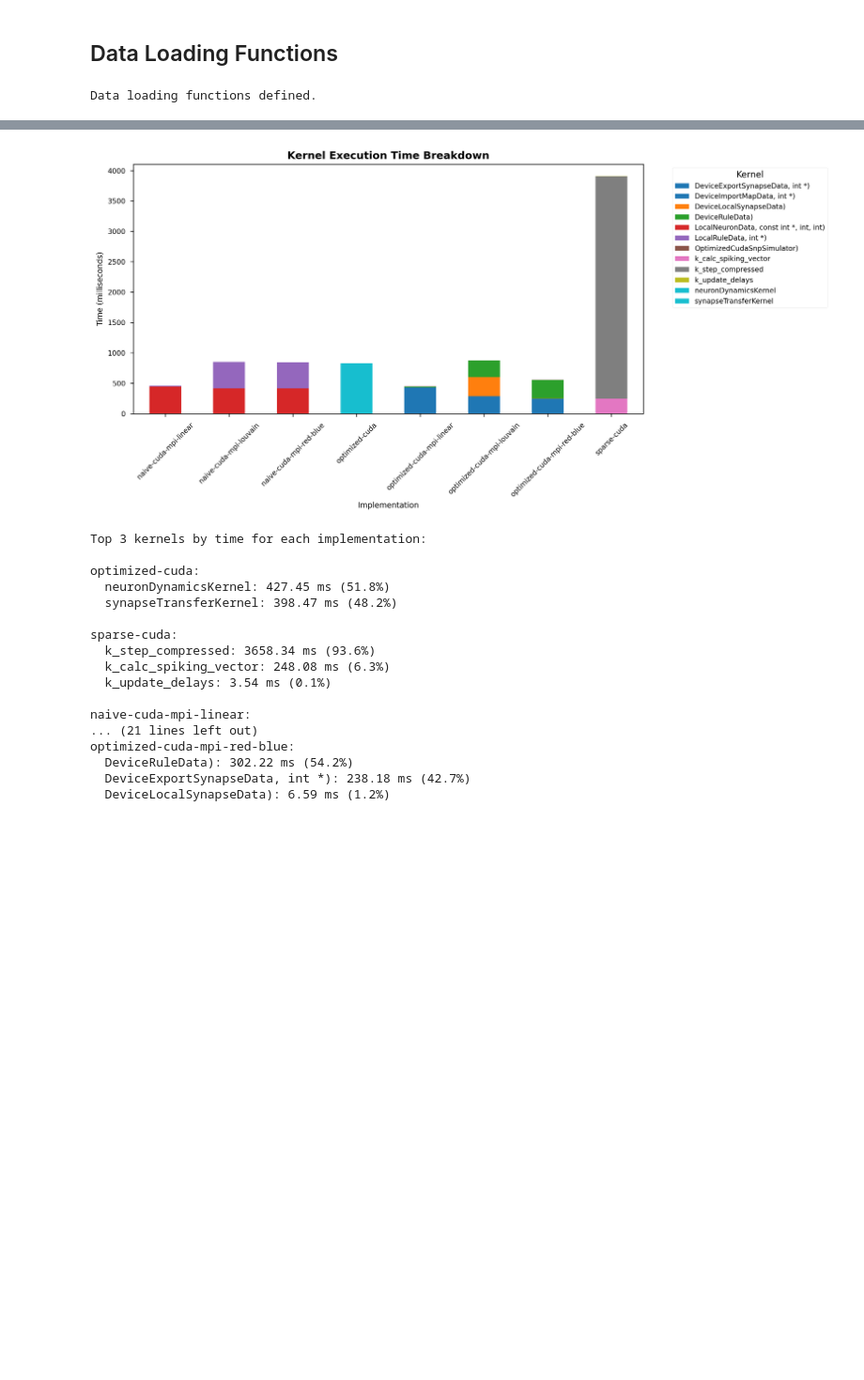
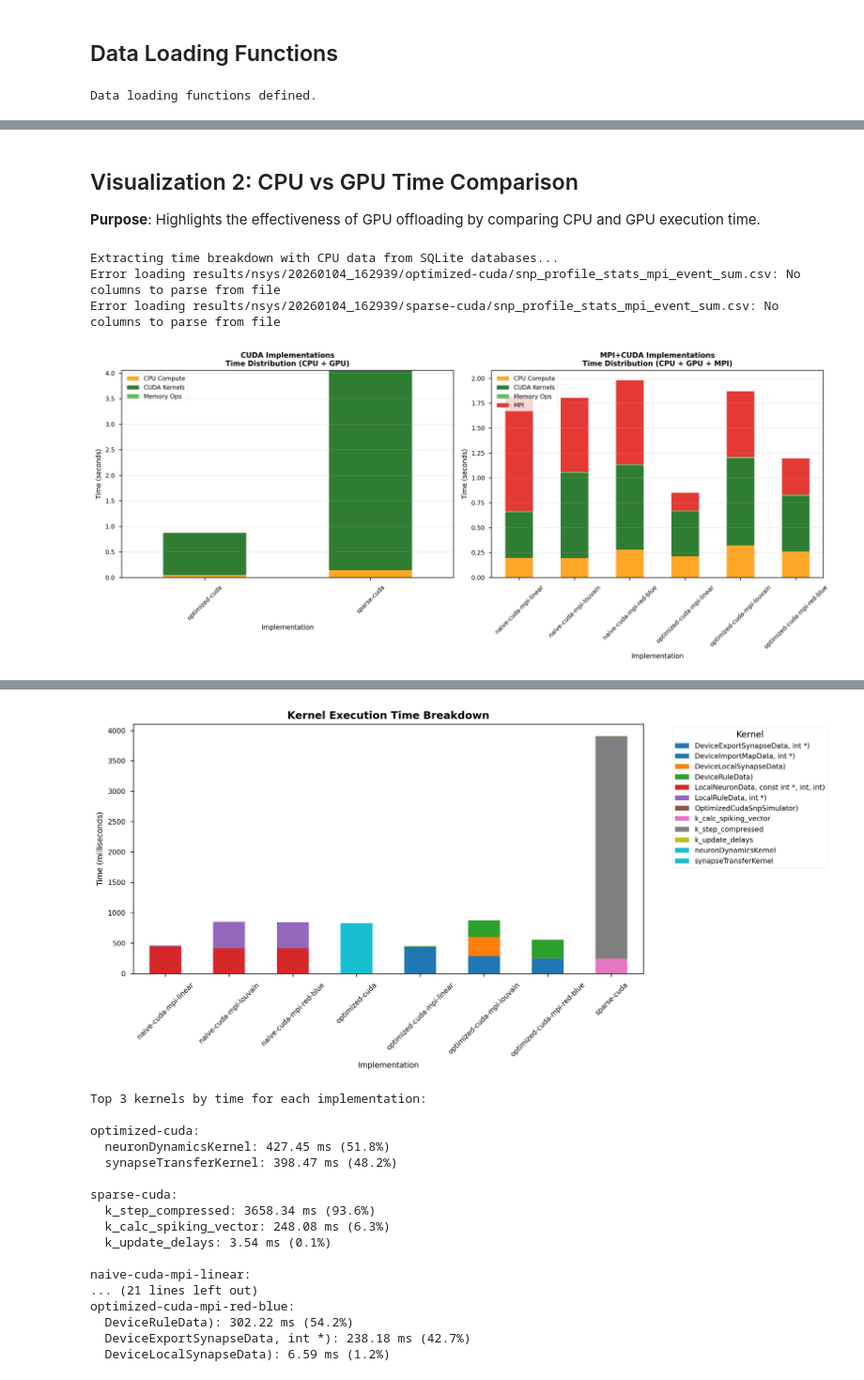
Before and after one commit to LipatJob/distributed-snp, a Jupyter notebook: profiling/nsys_analysis.ipynb, the cells around one changed output, grey strips where cells are left out. Shown at 94% size. Drawn from its saved outputs; the diff is of its cells as text; code cells hidden in the pictures; blank space fills up the shorter version.

```diff
--- a/profiling/nsys_analysis.ipynb
+++ b/profiling/nsys_analysis.ipynb
@@ -99,0 +437,77 @@ Data loading functions defined.
+# %% [markdown]
+## Visualization 2: CPU vs GPU Time Comparison
+
+**Purpose**: Highlights the effectiveness of GPU offloading by comparing CPU and GPU execution time.
+# %%
+# Calculate time breakdown for all implementations (including CPU time from SQLite)
+print("Extracting time breakdown with CPU data from SQLite databases...")
+time_breakdown = []
+for impl in ALL_IMPLS:
+    breakdown = get_detailed_time_breakdown(impl)
+    if breakdown:
+        time_breakdown.append({
+            'implementation': impl,
+            'cpu_compute': breakdown.get('cpu_compute_s', 0),
+            'cuda_kernel': breakdown.get('cuda_kernel_s', 0),
+            'cuda_memory': breakdown.get('cuda_memory_s', 0),
+            'mpi': breakdown.get('mpi_s', 0),
+            'total': breakdown.get('total_execution_s', 0)
+        })
+
+time_df = pd.DataFrame(time_breakdown)
+
+# Create figure with subplots for CUDA and MPI implementations
+fig, axes = plt.subplots(1, 2, figsize=(14, 6))
+
+# Plot 1: CUDA-only implementations
+cuda_data = time_df[time_df['implementation'].isin(CUDA_IMPLS)]
+if not cuda_data.empty:
+    ax = axes[0]
+    cuda_plot_data = cuda_data.set_index('implementation')[['cpu_compute', 'cuda_kernel', 'cuda_memory']]
+    cuda_plot_data.plot(kind='bar', stacked=True, ax=ax,
+                        color=['#FFA726', '#2E7D32', '#66BB6A'])
+    ax.set_title('CUDA Implementations\nTime Distribution (CPU + GPU)', fontweight='bold')
+    ax.set_xlabel('Implementation')
+    ax.set_ylabel('Time (seconds)')
+    ax.legend(['CPU Compute', 'CUDA Kernels', 'Memory Ops'], loc='upper left')
+    ax.tick_params(axis='x', rotation=45)
+    ax.grid(axis='y', alpha=0.3)
+
+# Plot 2: MPI+CUDA implementations
+mpi_data = time_df[time_df['implementation'].isin(MPI_IMPLS)]
+if not mpi_data.empty:
+    ax = axes[1]
+    mpi_plot_data = mpi_data.set_index('implementation')[['cpu_compute', 'cuda_kernel', 'cuda_memory', 'mpi']]
+    mpi_plot_data.plot(kind='bar', stacked=True, ax=ax,
+                       color=['#FFA726', '#2E7D32', '#66BB6A', '#E53935'])
+    ax.set_title('MPI+CUDA Implementations\nTime Distribution (CPU + GPU + MPI)', fontweight='bold')
+    ax.set_xlabel('Implementation')
+    ax.set_ylabel('Time (seconds)')
+    ax.legend(['CPU Compute', 'CUDA Kernels', 'Memory Ops', 'MPI'], loc='upper left')
+    ax.tick_params(axis='x', rotation=45)
+    ax.grid(axis='y', alpha=0.3)
+
+plt.tight_layout()
+plt.savefig(OUTPUT_DIR / 'time_distribution_with_cpu.pdf', bbox_inches='tight')
+plt.savefig(OUTPUT_DIR / 'time_distribution_with_cpu.png', bbox_inches='tight')
+plt.show()
+
+print("\nTime Distribution Summary with CPU (seconds):")
+print(time_df.to_string(index=False))
+
+# Show percentage breakdown
+print("\n\nPercentage Breakdown:")
+for _, row in time_df.iterrows():
+    total = row['total']
+    if total > 0:
+        print(f"\n{row['implementation']}:")
+        print(f"  CPU Compute:  {row['cpu_compute']/total*100:5.1f}%")
+        print(f"  CUDA Kernels: {row['cuda_kernel']/total*100:5.1f}%")
+        print(f"  CUDA Memory:  {row['cuda_memory']/total*100:5.1f}%")
+        if row['mpi'] > 0:
+            print(f"  MPI:          {row['mpi']/total*100:5.1f}%")
+# %% [output]
+Extracting time breakdown with CPU data from SQLite databases...
+Error loading results/nsys/20260104_162939/optimized-cuda/snp_profile_stats_mpi_event_sum.csv: No columns to parse from file
+Error loading results/nsys/20260104_162939/sparse-cuda/snp_profile_stats_mpi_event_sum.csv: No columns to parse from file
+[figure, added]
```
Also changed, not shown: parts of 19 cells of this notebook.
